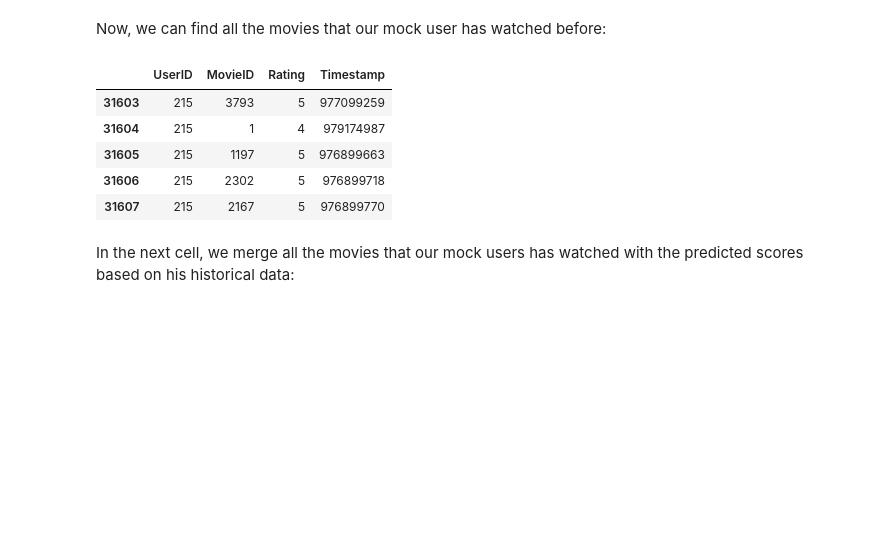
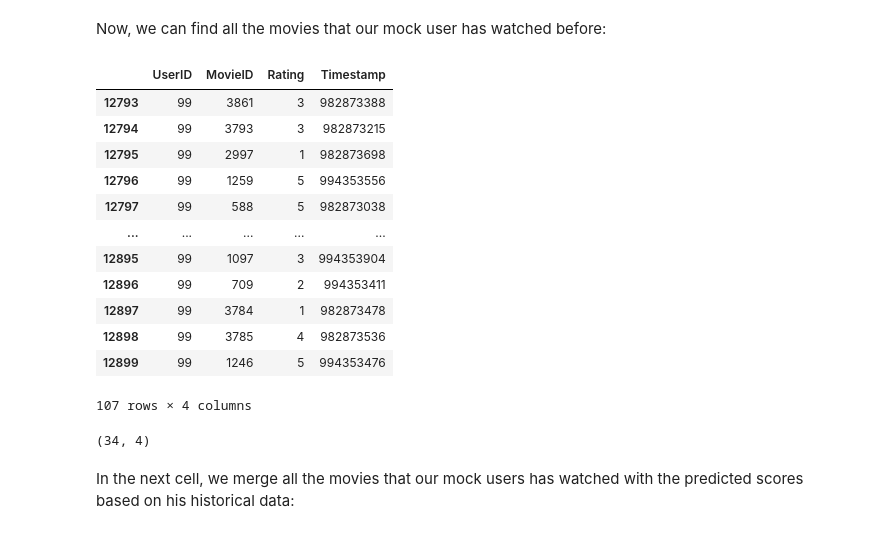
Before and after one commit to maddyrajesh/fth-rbms, a Jupyter notebook: Recommendation_Engine_RBMS.ipynb, the cells around one changed output. Saved outputs shown, nothing was run; the diff lists cells and outputs as text; code cells hidden in the pictures; blank space fills up the shorter version.

Commit message:
user-item updated

```diff
--- a/Recommendation_Engine_RBMS.ipynb
+++ b/Recommendation_Engine_RBMS.ipynb
@@ -325,7 +335,7 @@ We can now predict movies that an arbitrarily selected user might like. This can
 # %% [markdown]
 Lets first select a <b>User ID</b> of our mock user:
 # %%
-mock_user_id = 215
+mock_user_id = 99
 # %%
 #Selecting the input user
 inputUser = trX[mock_user_id-1].reshape(1, -1)
@@ -389,14 +397,25 @@ So, how to recommend the movies that the user has not watched yet?
 Now, we can find all the movies that our mock user has watched before:
 # %%
 movies_df_mock = ratings_df[ratings_df['UserID'] == mock_user_id]
-movies_df_mock.head()
+movies_df_mock
 # %% [output]
 |  | UserID | MovieID | Rating | Timestamp |
-| 31603 | 215 | 3793 | 5 | 977099259 |
-| 31604 | 215 | 1 | 4 | 979174987 |
-| 31605 | 215 | 1197 | 5 | 976899663 |
-| 31606 | 215 | 2302 | 5 | 976899718 |
-| 31607 | 215 | 2167 | 5 | 976899770 |
+| 12793 | 99 | 3861 | 3 | 982873388 |
+| 12794 | 99 | 3793 | 3 | 982873215 |
+| 12795 | 99 | 2997 | 1 | 982873698 |
+| 12796 | 99 | 1259 | 5 | 994353556 |
+| 12797 | 99 | 588 | 5 | 982873038 |
+| ... | ... | ... | ... | ... |
+| 12895 | 99 | 1097 | 3 | 994353904 |
+| 12896 | 99 | 709 | 2 | 994353411 |
+| 12897 | 99 | 3784 | 1 | 982873478 |
+| 12898 | 99 | 3785 | 4 | 982873536 |
+| 12899 | 99 | 1246 | 5 | 994353476 |
+107 rows × 4 columns
+# %%
+movies_df_mock.shape
+# %% [output]
+(34, 4)
 # %% [markdown]
 In the next cell, we merge all the movies that our mock users has watched with the predicted scores based on his historical data:
 # %%
```
Also changed, not shown: parts of 12 cells of this notebook, 6 other files.
